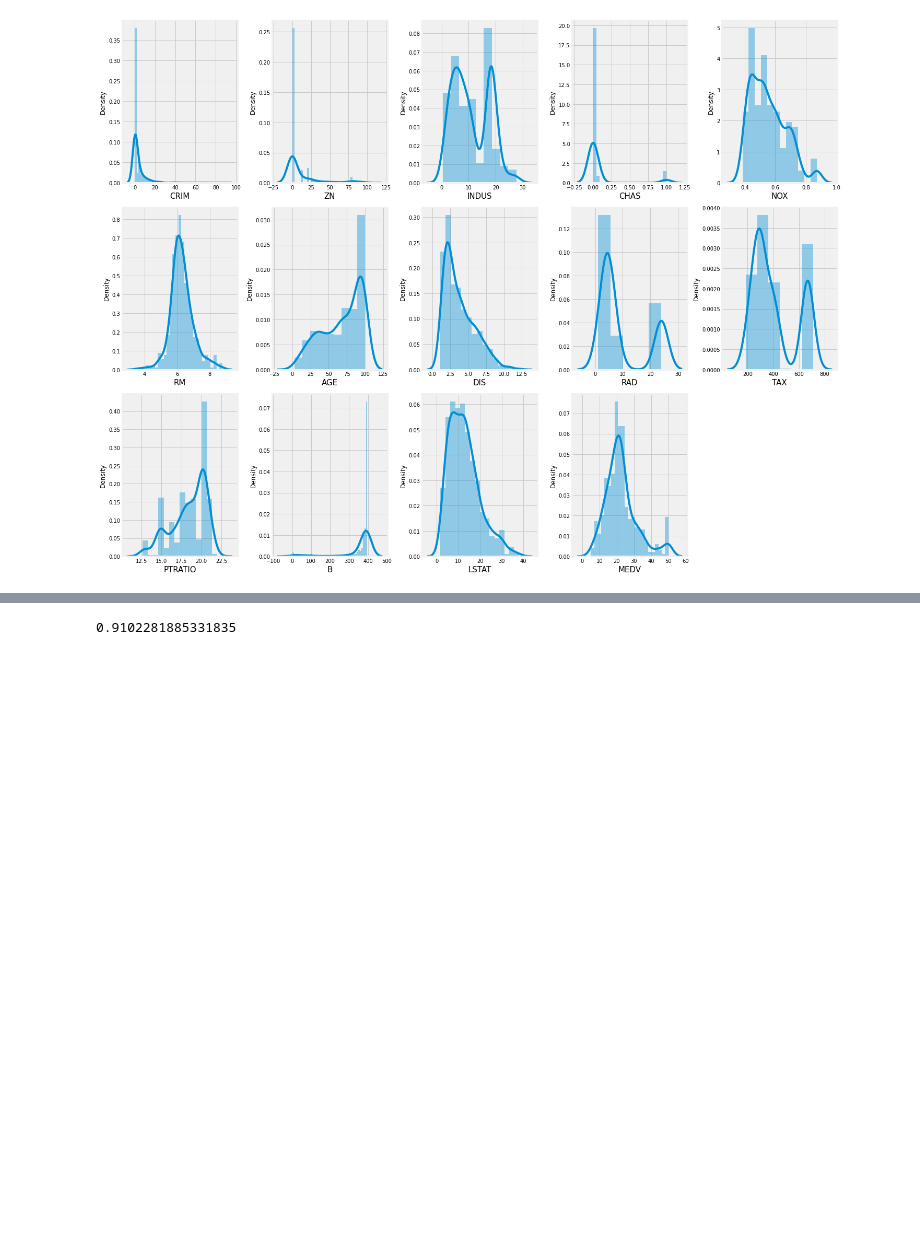
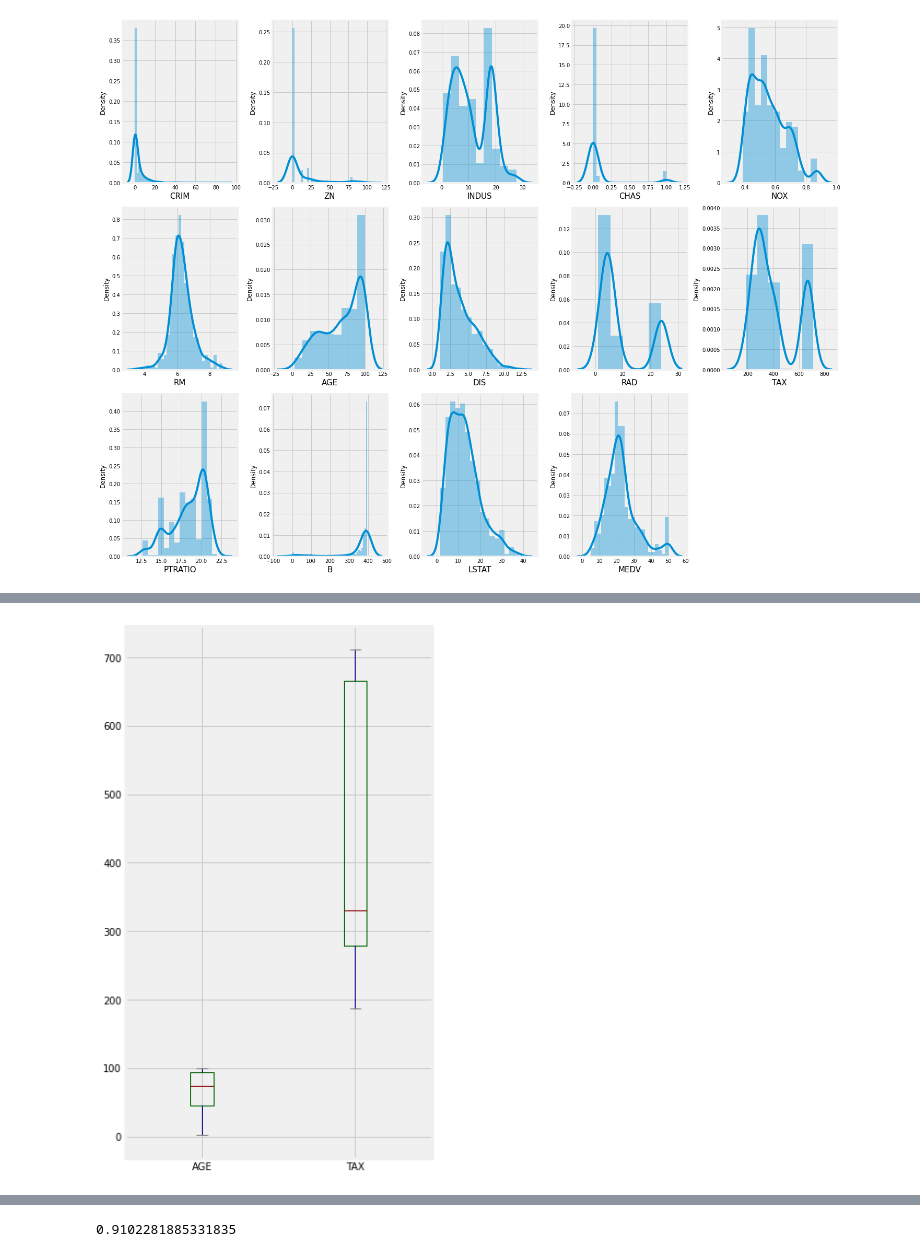
Before and after one commit to kristinkx/Python_Projects, a Jupyter notebook: Boston_Housing.ipynb, the cells around one changed output, grey strips where cells are left out. Saved outputs shown, nothing was run; the diff lists cells and outputs as text; code cells hidden in the pictures; blank space fills up the shorter version.

```diff
--- a/Boston_Housing.ipynb
+++ b/Boston_Housing.ipynb
@@ -205,0 +282,5 @@ plt.show();
+# %%
+color = {'boxes': 'DarkGreen', 'whiskers': 'DarkBlue',  'medians': 'DarkRed', 'caps': 'Gray'}
+boston[['AGE','TAX']].plot.box(color=color, sym='r+', figsize=(5,10));
+# %% [output]
+[figure, added]
```
Also changed, not shown: parts of 25 cells of this notebook.
